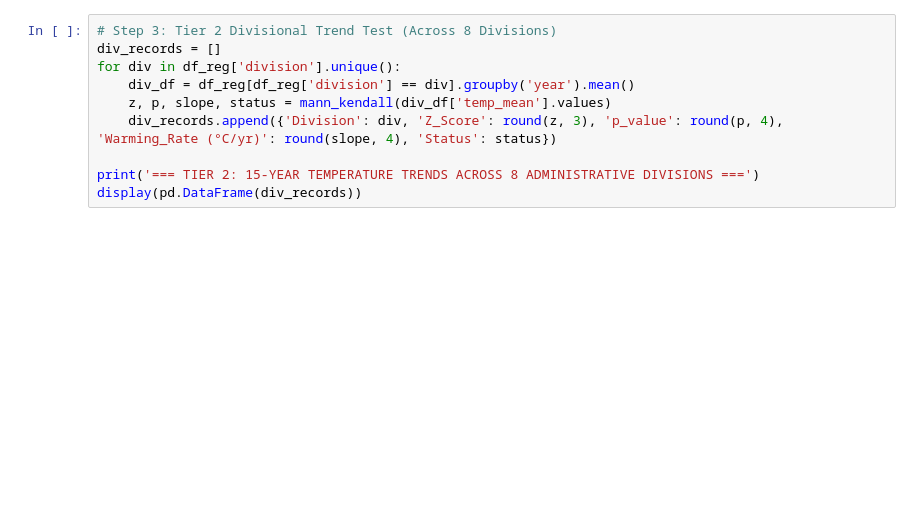
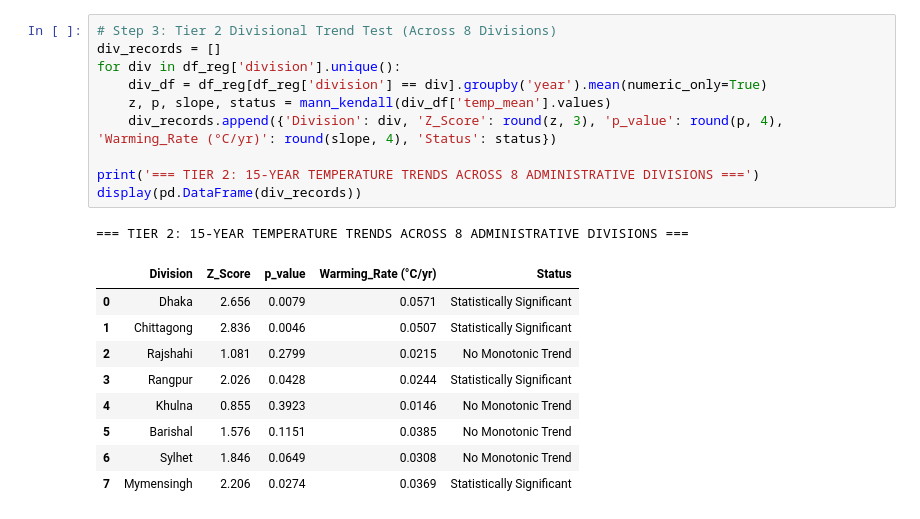
Before and after one commit to fahadrahman444/scientific-research-and-methodologies, a Jupyter notebook: colab_notebooks/02_Feature_Engineering_and_Statistical_Analysis.ipynb, the cells around one changed output. Saved outputs shown, nothing was run; the diff lists cells and outputs as text; blank space fills up the shorter version.

```diff
--- a/colab_notebooks/02_Feature_Engineering_and_Statistical_Analysis.ipynb
+++ b/colab_notebooks/02_Feature_Engineering_and_Statistical_Analysis.ipynb
@@ -54,13 +68,24 @@ display(pd.DataFrame(nat_records))
 # %%
 # Step 3: Tier 2 Divisional Trend Test (Across 8 Divisions)
 div_records = []
 for div in df_reg['division'].unique():
-    div_df = df_reg[df_reg['division'] == div].groupby('year').mean()
+    div_df = df_reg[df_reg['division'] == div].groupby('year').mean(numeric_only=True)
     z, p, slope, status = mann_kendall(div_df['temp_mean'].values)
     div_records.append({'Division': div, 'Z_Score': round(z, 3), 'p_value': round(p, 4), 'Warming_Rate (°C/yr)': round(slope, 4), 'Status': status})
 
 print('=== TIER 2: 15-YEAR TEMPERATURE TRENDS ACROSS 8 ADMINISTRATIVE DIVISIONS ===')
 display(pd.DataFrame(div_records))
+# %% [output]
+=== TIER 2: 15-YEAR TEMPERATURE TRENDS ACROSS 8 ADMINISTRATIVE DIVISIONS ===
+|  | Division | Z_Score | p_value | Warming_Rate (°C/yr) | Status |
+| 0 | Dhaka | 2.656 | 0.0079 | 0.0571 | Statistically Significant |
+| 1 | Chittagong | 2.836 | 0.0046 | 0.0507 | Statistically Significant |
+| 2 | Rajshahi | 1.081 | 0.2799 | 0.0215 | No Monotonic Trend |
+| 3 | Rangpur | 2.026 | 0.0428 | 0.0244 | Statistically Significant |
+| 4 | Khulna | 0.855 | 0.3923 | 0.0146 | No Monotonic Trend |
+| 5 | Barishal | 1.576 | 0.1151 | 0.0385 | No Monotonic Trend |
+| 6 | Sylhet | 1.846 | 0.0649 | 0.0308 | No Monotonic Trend |
+| 7 | Mymensingh | 2.206 | 0.0274 | 0.0369 | Statistically Significant |
 # %%
 # Step 4: De-trending Technological Gains (Separating HYV Breeding from Climate Shock)
 x_years = df_nat['year'].values - 2009
```
Also changed, not shown: parts of 3 cells of this notebook, 3 other files.
